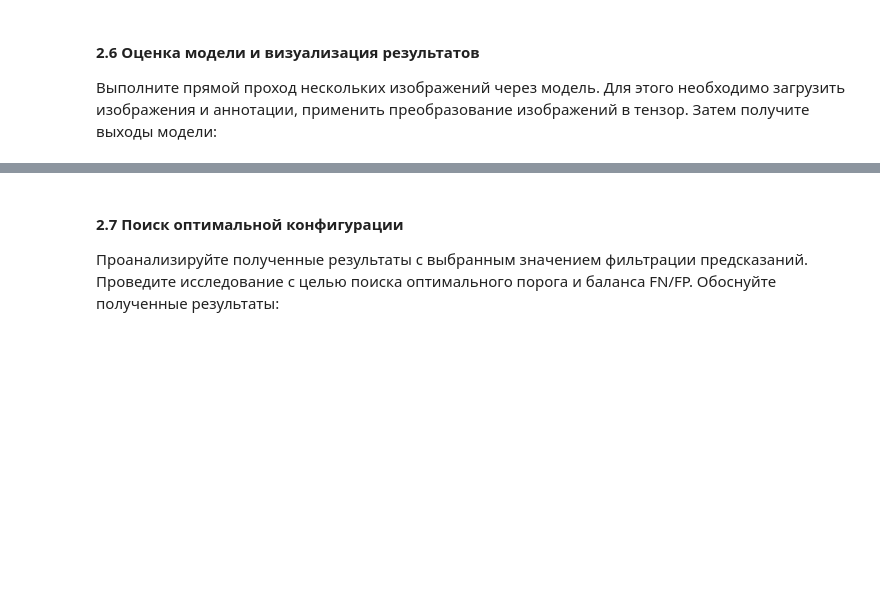
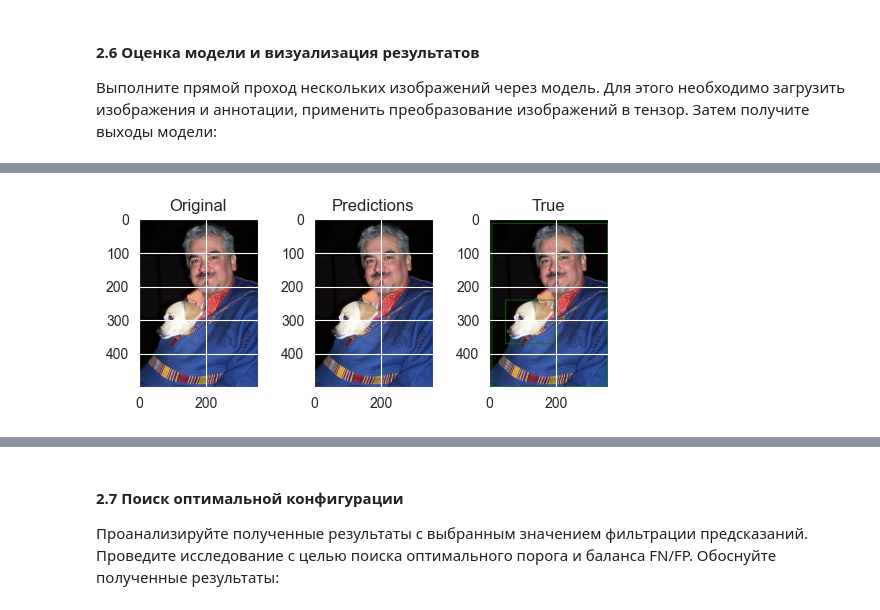
Before and after one commit to roman9234/neural_networks____university-homework, a Jupyter notebook: 3_лаба/#3 Faster R-CNN.ipynb, the cells around one changed output, grey strips where cells are left out. Drawn from its saved outputs; the diff is of its cells as text; code cells hidden in the pictures; blank space fills up the shorter version.

```diff
--- a/3_лаба/#3 Faster R-CNN.ipynb
+++ b/3_лаба/#3 Faster R-CNN.ipynb
@@ -68,8 +101,20 @@ Confidence Score - значение, указывающее на уверенн
 Затем импортируйте датасет из соответствующих пакетов PyTorch и определите метод трансформации данных для подачи в модель. Он понадобится позже для преобразования изображений при прямом проходе через модель чтобы получить предсказания:
 # %%
 # загрузка датасета
+# Определение пути к Pascal VOC
+data_path = "./"
+
+# Загрузка датасета Pascal VOC
+voc_dataset = VOCDetection(
+    root=data_path,
+    year="2007",
+    image_set="test",
+    download=True
+)
 
 # метод трансформации
+def transform_image(image):
+    return F.normalize(F.to_tensor(image), mean=[0.485, 0.456, 0.406], std=[0.229, 0.224, 0.225])
 # %% [markdown]
 #### 2.4 Объявление методов для работы с данными
 
@@ -97,6 +142,13 @@ def draw_predictions(image, boxes, labels, scores, color="blue"):
         draw.rectangle([xmin, ymin, xmax, ymax], outline=color, width=2)
         draw.text((xmin, ymin), f"{label} ({score:.2f})", fill=color)
     return image
+
+def draw_true_predictions(image, boxes, color="blue"):
+    draw = ImageDraw.Draw(image)
+    for box in boxes:
+        xmin, ymin, xmax, ymax = map(int, box)
+        draw.rectangle([xmin, ymin, xmax, ymax], outline=color, width=2)
+    return image
 # %% [markdown]
 #### 2.5 Анализ False Positives / False Negatives
 
@@ -122,16 +174,32 @@ def calculate_iou(pred_box, gt_box):
 
 Выполните прямой проход нескольких изображений через модель. Для этого необходимо загрузить изображения и аннотации, применить преобразование изображений в тензор. Затем получите выходы модели:
 # %%
+
 # выберите N изображений 5 из датасета
+N = 5
 image_filenames = [voc_dataset[i][1]['annotation']['filename'] for i in range(N)]
 
+
 # объявите цикл для проверки
+for img_path in image_filenames:
+    # загрузите изображение и его разметку
+    img_full_path = os.path.join(data_path, "VOCdevkit", "VOC2007", "JPEGImages", img_path)
+    xml_full_path = os.path.join(data_path, "VOCdevkit", "VOC2007", "Annotations", img_path.replace(".jpg", ".xml"))
 
-    # загрузите изображение и его разметку
+    image = Image.open(img_full_path).convert("RGB")
+    # b, g, r = image.split()
+    # image = Image.merge("RGB", (r, g, b))
 
+    # image = ImageOps.invert(image)
+
+    print(image.mode)
+
+    gt_boxes = parse_voc_annotation(xml_full_path)
     # примените трансформации
-
+    input_tensor = transform_image(image).unsqueeze(0).to(device)
     # выполните прямой проход
+    with torch.no_grad():
+        outputs = model(input_tensor)
 
     # извлекаем bounding boxes, метки и confidence scores из полученных выходов модели
     pred_boxes = outputs[0]['boxes'].cpu().numpy()
@@ -142,11 +210,53 @@ image_filenames = [voc_dataset[i][1]['annotation']['filename'] for i in range(N)
     confidence_threshold = 0.5
 
     # примените фильтр выходных значений на основе заданного порога
+    mask = pred_scores >= confidence_threshold
+    pred_boxes = pred_boxes[mask]
+    pred_labels = pred_labels[mask]
+    pred_scores = pred_scores[mask]
 
     # отрисуйте bounding boxes на изображении с предсказаниями
+    image_with_predictions = draw_predictions(image.copy(), pred_boxes, pred_labels, pred_scores, color="blue")
 
     # отрисуйте bounding boxes с реальной разметкой
+    image_with_ground_truths = draw_true_predictions(image.copy(), gt_boxes, color="green")
 
     # вычислите IoU для выбранных изображений
+    iou_scores = []
+    for pred_box in pred_boxes:
+        for gt_box in gt_boxes:
+            iou_scores.append(calculate_iou(pred_box, gt_box))
+    print(f"Средний IoU для изображения {img_path}: {np.mean(iou_scores):.4f}")
 
     # подсчитайте количество False Positive и False Negative для выбранных изображений
+    # Инициализация для текущего изображения
+    tp = 0
+    fp = 0
+    fn = 0
+
+    # Для учета, какие ground truth боксы уже покрыты
+    gt_covered = [False] * len(gt_boxes)
+
+    # Сравнение предсказаний с ground truth
+    for pred_box in pred_boxes:
+        matched = False
+        for i, gt_box in enumerate(gt_boxes):
+            iou = calculate_iou(pred_box, gt_box)
+            if iou >= confidence_threshold:  # Если IoU больше порога
+                if not gt_covered[i]:  # Убедимся, что этот ground truth еще не покрыт
+                    tp += 1
+                    gt_covered[i] = True  # Пометим этот ground truth как покрытый
+                    matched = True
+                    break
+        if not matched:  # Если ни один ground truth не покрыт этим предсказанием
+            fp += 1
+
+    # Подсчет FN: это те ground truth, которые остались непокрытыми
+    fn += sum(1 for covered in gt_covered if not covered)
+
+    print(f"Для изображения {img_path}: True positive={tp}, False positive={fp}, False negative={fn}")
+    plt.subplot(231),plt.imshow(image),plt.title('Original')
+    plt.subplot(232),plt.imshow(image_with_predictions),plt.title('Predictions')
+    plt.subplot(233),plt.imshow(image_with_ground_truths),plt.title('True')
+    plt.show()
+# %% [output]
@@ -152,0 +266 @@ image_filenames = [voc_dataset[i][1]['annotation']['filename'] for i in range(N)
+[figure, added]
```
Also changed, not shown: parts of 4 cells of this notebook, 4 other files.
